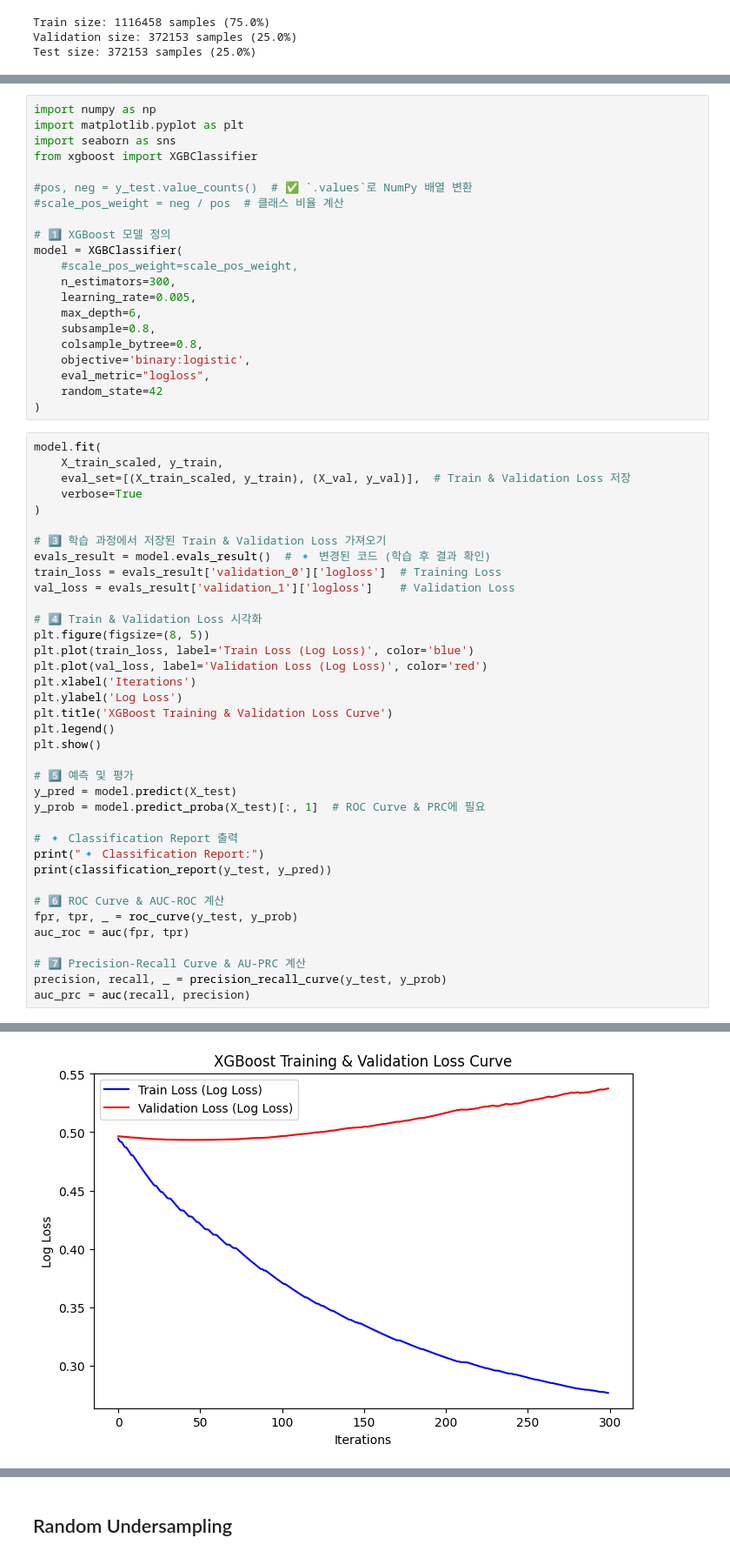
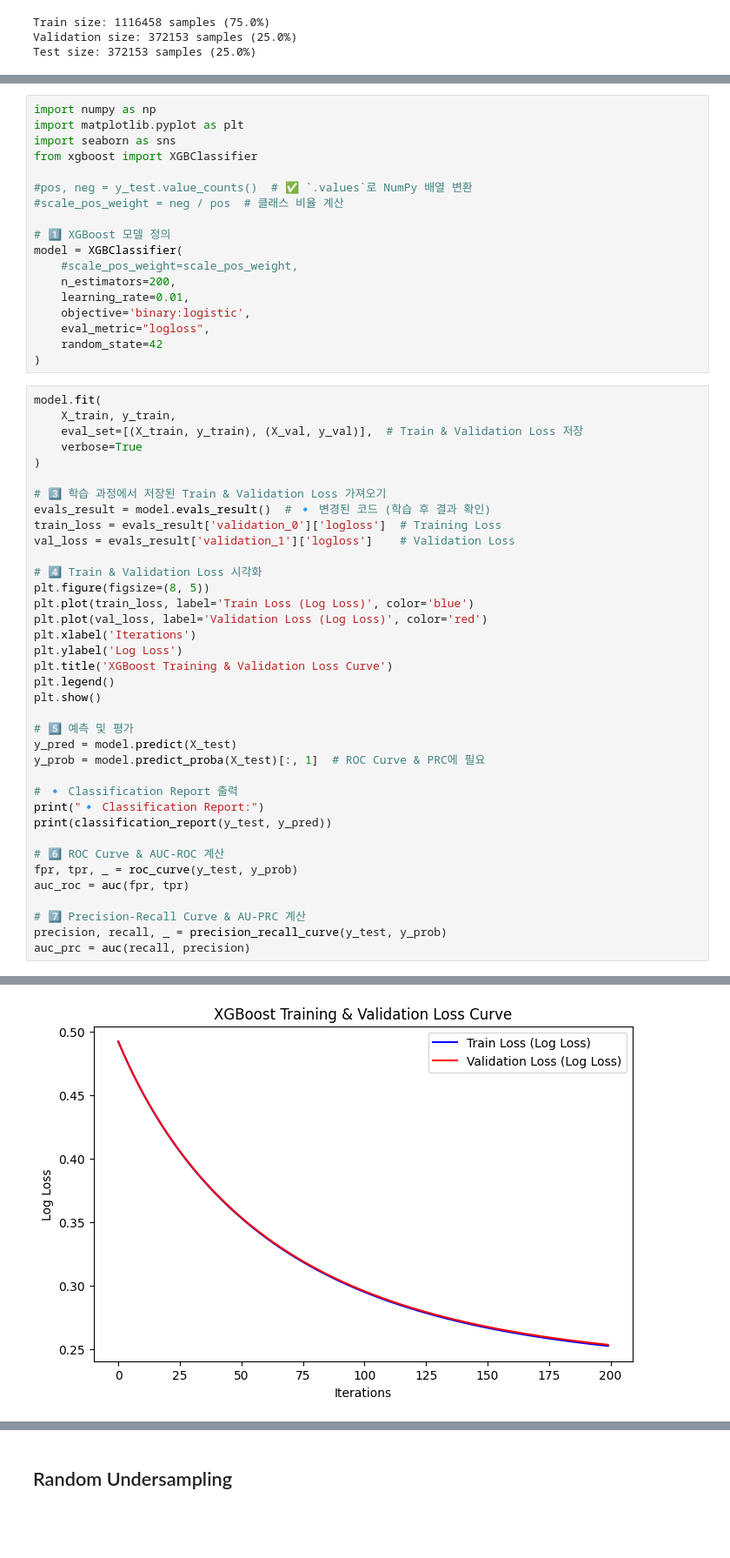
Before and after one commit to Seungminin/Data_Analysis_lending-club, a Jupyter notebook: Paper_code/Modeling_data.ipynb, the cells around one changed output, grey strips where cells are left out. Shown at 87% size. Drawn from its saved outputs; the diff is of its cells as text; blank space fills up the shorter version.

```diff
--- a/Paper_code/Modeling_data.ipynb
+++ b/Paper_code/Modeling_data.ipynb
@@ -133,19 +133,16 @@ from xgboost import XGBClassifier
 # 1️⃣ XGBoost 모델 정의
 model = XGBClassifier(
     #scale_pos_weight=scale_pos_weight,
-    n_estimators=300,
-    learning_rate=0.005,
-    max_depth=6,
-    subsample=0.8,
-    colsample_bytree=0.8,
+    n_estimators=200,
+    learning_rate=0.01,
     objective='binary:logistic',
     eval_metric="logloss",
     random_state=42
 )
 # %%
 model.fit(
-    X_train_scaled, y_train,
-    eval_set=[(X_train_scaled, y_train), (X_val, y_val)],  # Train & Validation Loss 저장
+    X_train, y_train,
+    eval_set=[(X_train, y_train), (X_val, y_val)],  # Train & Validation Loss 저장
     verbose=True
 )
 
@@ -200,4 +197,4 @@ auc_prc = auc(recall, precision)
-[figure, old version]
+[figure, new version]
 🔹 Classification Report:
               precision    recall  f1-score   support
 
```
Also changed, not shown: parts of 12 cells of this notebook.
